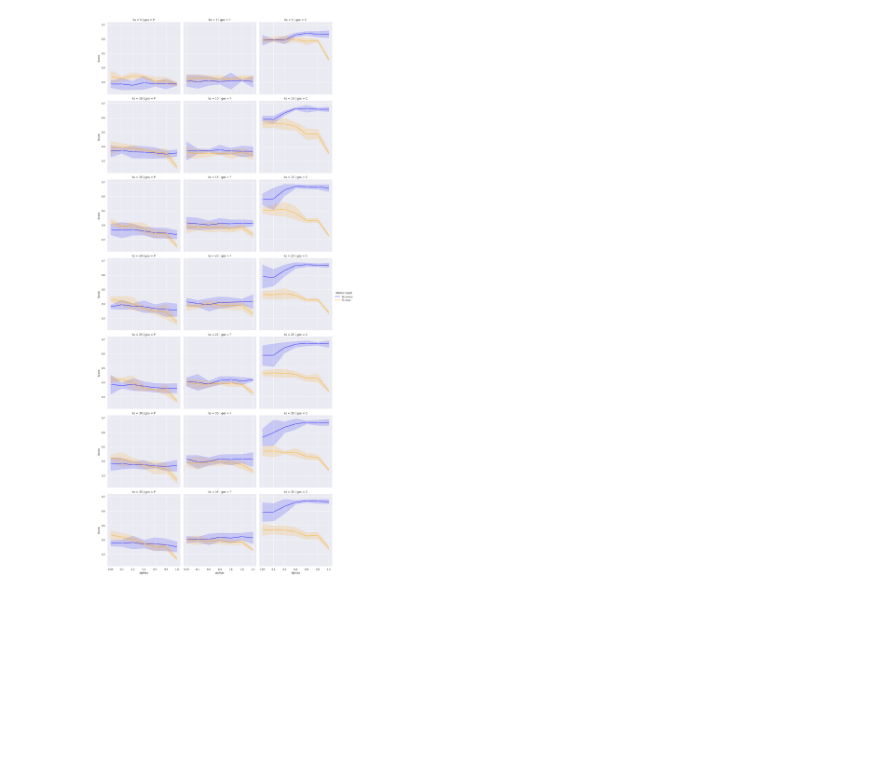
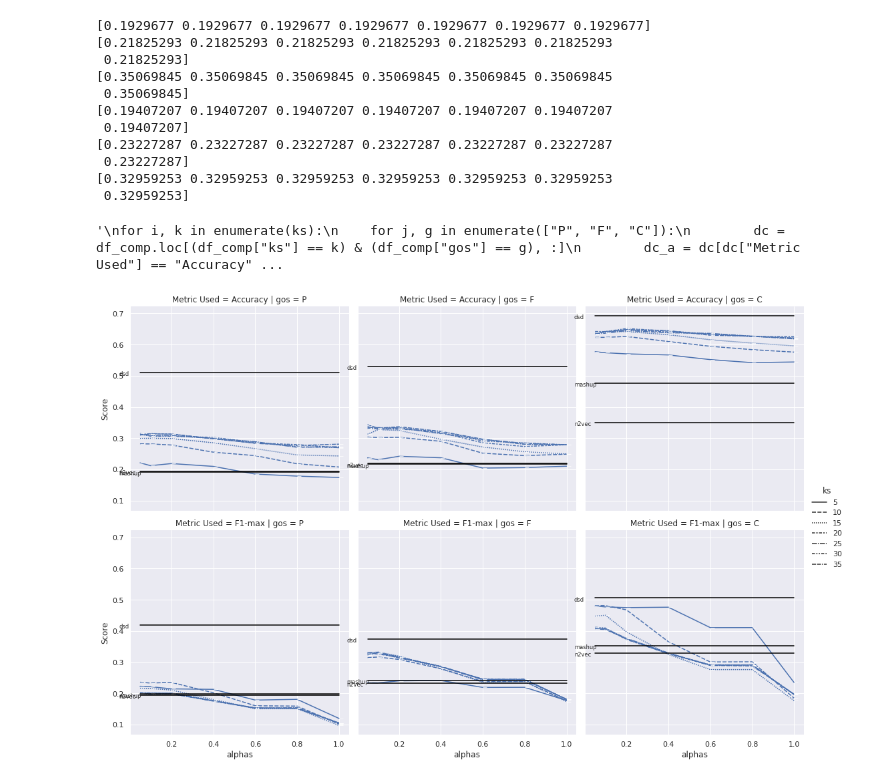
Before and after one commit to grsterin/MUNDO, a Jupyter notebook: analysis/analyse_results.ipynb, the cells around one changed output. Saved outputs shown, nothing was run; the diff lists cells and outputs as text; code cells hidden in the pictures; blank space fills up the shorter version.

Commit message:
changes to the visualization notebook

```diff
--- a/analysis/analyse_results.ipynb
+++ b/analysis/analyse_results.ipynb
@@ -24,6 +148,7 @@ C_k_5_alpha_1.0.tsv    F_k_5_alpha_1.0.tsv    P_k_5_alpha_1.0.tsv
 # %%
 ks = [5, 10, 15, 20, 25, 30, 35]
 alphas = ["0.05", "0.1", "0.2", "0.4", "0.6", "0.8", "1.0"]
+falphas = [float(a) for a in alphas]
 
 def generate_table_results(kvals, alphas, gos, folder):
     """
@@ -78,4 +185,9 @@ df_hm = generate_table_results(ks, alphas, ["P", "F", "C"], "outputs/unimundo_ou
 # %%
+import matplotlib.pyplot as plt
+import seaborn as sns
+sns.set_theme(style = "darkgrid")
+
+df_hm = generate_table_results(ks, alphas, ["P", "F", "C"], "outputs/unimundo_outputs/human_12000_biogrid-mouse_12000_biogrid/")
 df_hm_acc = df_hm.drop(["mean_f1", "std_f1"], axis = 1)
 df_hm_f1  = df_hm.drop(["mean_acc", "std_acc"], axis = 1)
 
@@ -84,7 +196,7 @@ df_hm_f1 = df_hm_f1.rename(columns = {"mean_f1": "Score", "std_f1": "std"})
 df_hm_acc["Metric Used"] = "Accuracy"
 df_hm_f1["Metric Used"]  = "F1-max"
 
-df_comp = pd.concat([df_hm_acc, df_hm_f1]).reset_index()
-df_comp["std"] = df_comp["std"]
-df_comp
+df_comp_hm = pd.concat([df_hm_acc, df_hm_f1]).reset_index()
+df_comp_hm["std"] = df_comp_hm["std"]
+df_comp_hm["alphas"] = df_comp_hm["alphas"].astype(float)
 # %% [output]
@@ -123,0 +220,4 @@ df_comp
+# %%
+df_mmap["id"] = df_mmap["org"] + "-" + df_mmap["method"] + "-" + df_mmap["go"] + "-" + df_mmap["metric"]
+df_mmap       = df_mmap.set_index("id")
+df_mmap
@@ -124,17 +243,44 @@ df_comp
 # %%
 ## SEEING THE VARIATION with VARIATION in "alphas"
+p = sns.relplot(data = df_comp_hm, x= "alphas", y="Score", col="gos", row="Metric Used",
+                style = "ks", kind = "line", marker = True)
+for i, k in enumerate(["Accuracy", "F1-max"]):
+    for j, g in enumerate(["P", "F", "C"]):
+        n2vec  = df_mmap.loc[f"mouse_12000_biogrid-node2vec-{g}-{k}"]["best"]
+        dsd    = df_mmap.loc[f"mouse_12000_biogrid-dsd-{g}-{k}"]["best"]
+        mashup = df_mmap.loc[f"mouse_12000_biogrid-mashup-{g}-{k}"]["best"]
+        print(n2vec * np.ones((len(falphas))))
+        p.axes[i, j].plot(falphas, n2vec * np.ones((len(falphas))), color = "black")
+        p.axes[i, j].annotate("n2vec", xy=(1,0.2), xytext=(-0.05,n2vec-0.01), fontsize = "x-small")
+        p.axes[i, j].plot(falphas, dsd * np.ones((len(falphas))), color = "black")
+        p.axes[i, j].annotate("dsd", xy=(1,0.2), xytext=(-0.05,dsd-0.01), fontsize = "x-small")
+        p.axes[i, j].plot(falphas, mashup * np.ones((len(falphas))), color = "black")
+        p.axes[i, j].annotate("mashup", xy=(1,0.2), xytext=(-0.05,mashup-0.01), fontsize = "x-small")
 
-p = sns.relplot(data = df_comp, x= "alphas", y="Score", col="gos", row="ks",
-                hue = "Metric Used", kind = "line", palette=["blue", "orange"], marker = True)
+p.savefig("outputs/unimundo/human_12000_biogrid-mouse_12000_biogrid/mouse_vs_alpha.png")
 #p.map(sns.lineplot, ci = None)
+"""
 for i, k in enumerate(ks):
     for j, g in enumerate(["P", "F", "C"]):
         dc = df_comp.loc[(df_comp["ks"] == k) & (df_comp["gos"] == g), :]
         dc_a = dc[dc["Metric Used"] == "Accuracy"]
         dc_f = dc[dc["Metric Used"] == "F1-max"]
         p.axes[i, j].fill_between(dc_a["alphas"], dc_a["Score"] - dc_a["std"], dc_a["Score"] + dc_a["std"], color = "blue", alpha=0.15)
         p.axes[i, j].fill_between(dc_f["alphas"], dc_f["Score"] - dc_f["std"], dc_f["Score"] + dc_f["std"], color = "orange", alpha=0.15)
 p.savefig("outputs/unimundo_outputs/bakers_yeast_biogrid-fission_yeast_biogrid/alphas_x_axis.png")
+"""
 # %% [output]
+[0.1929677 0.1929677 0.1929677 0.1929677 0.1929677 0.1929677 0.1929677]
+[0.21825293 0.21825293 0.21825293 0.21825293 0.21825293 0.21825293
+ 0.21825293]
+[0.35069845 0.35069845 0.35069845 0.35069845 0.35069845 0.35069845
+ 0.35069845]
+[0.19407207 0.19407207 0.19407207 0.19407207 0.19407207 0.19407207
+ 0.19407207]
+[0.23227287 0.23227287 0.23227287 0.23227287 0.23227287 0.23227287
+ 0.23227287]
+[0.32959253 0.32959253 0.32959253 0.32959253 0.32959253 0.32959253
+ 0.32959253]
+'\nfor i, k in enumerate(ks):\n    for j, g in enumerate(["P", "F", "C"]):\n        dc = df_comp.loc[(df_comp["ks"] == k) & (df_comp["gos"] == g), :]\n        dc_a = dc[dc["Metric Used"] == "Accuracy" ...
-[figure, old version]
+[figure, new version]
 # %%
```
Also changed, not shown: parts of 20 cells of this notebook, 2 other files.
